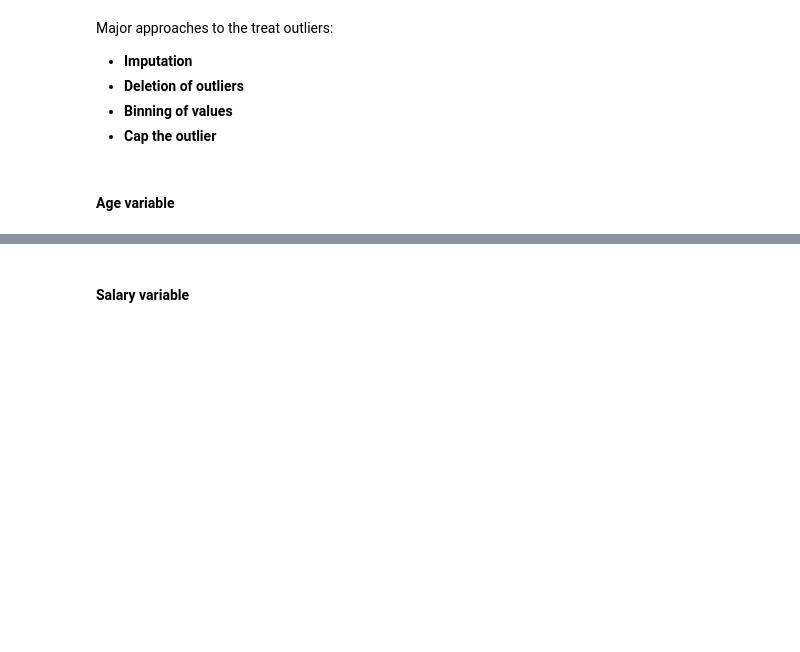
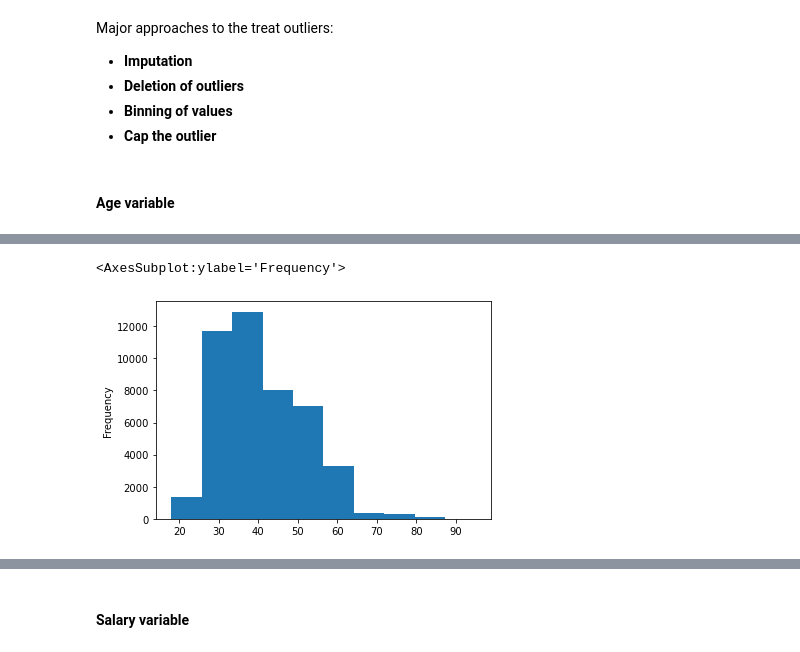
Before and after one commit to deepak7meher/machine-learning, a Jupyter notebook: Bank+Marketing+Campaign.ipynb, the cells around one changed output, grey strips where cells are left out. Drawn from its saved outputs; the diff is of its cells as text; code cells hidden in the pictures; blank space fills up the shorter version.

```diff
--- a/Bank+Marketing+Campaign.ipynb
+++ b/Bank+Marketing+Campaign.ipynb
@@ -361,4 +372,8 @@ Major approaches to the treat outliers:
 # %%
 #plot the histogram of age variable.
+inp0.age.plot.hist()
+# %% [output]
+<AxesSubplot:ylabel='Frequency'>
+[figure, added]
 # %%
 #plot the boxplot of age variable.
```
Also changed, not shown: parts of 11 cells of this notebook.
